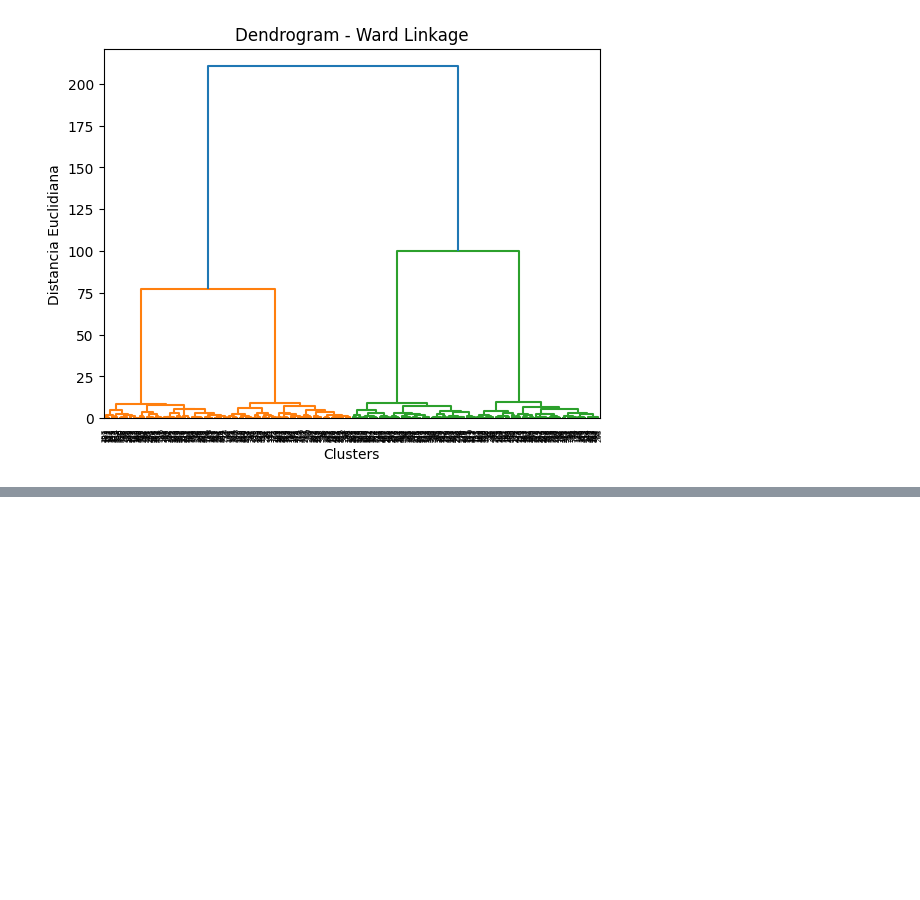
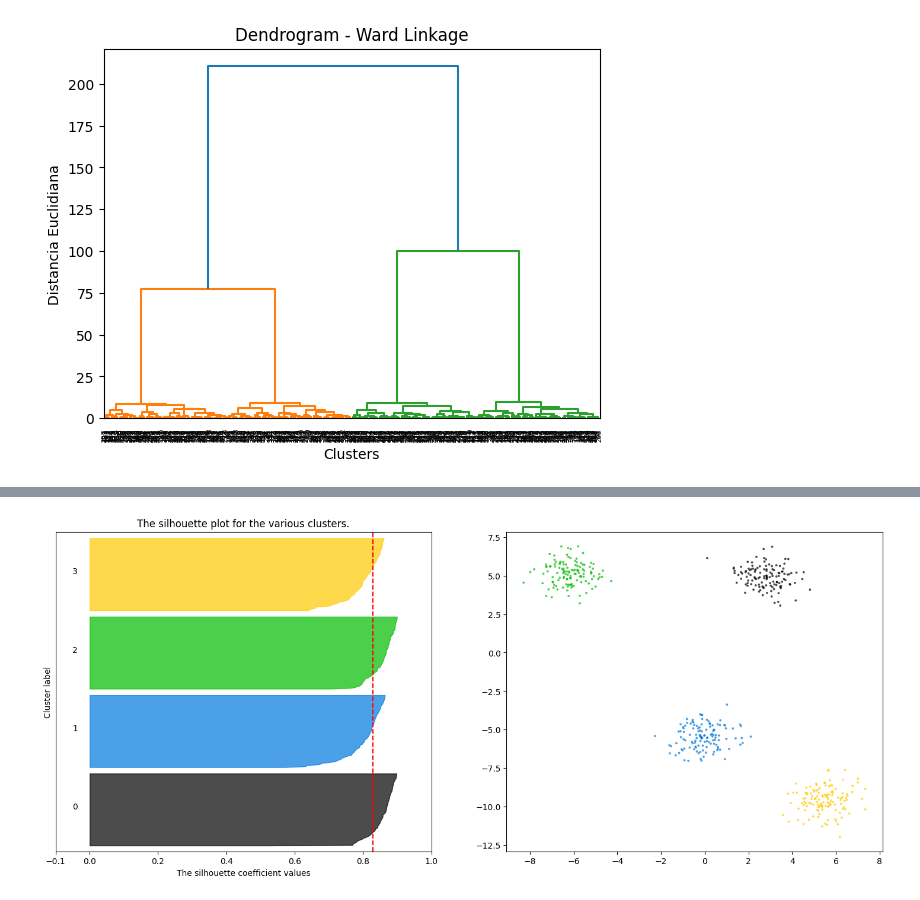
Before and after one commit to PabloJRW/clustering, a Jupyter notebook: hierachical_clustering.ipynb, the cells around one changed output, grey strips where cells are left out. Saved outputs shown, nothing was run; the diff lists cells and outputs as text; code cells hidden in the pictures; blank space fills up the shorter version.

```diff
--- a/hierachical_clustering.ipynb
+++ b/hierachical_clustering.ipynb
@@ -48,0 +68,92 @@ plt.show()
+# %%
+from sklearn.datasets import make_blobs
+from sklearn.cluster import KMeans
+from sklearn.metrics import silhouette_samples, silhouette_score
+
+import matplotlib.pyplot as plt
+import matplotlib.cm as cm
+import numpy as np
+
+# Generating the sample data from make_blobs
+# This particular setting has one distinct cluster and 3 clusters placed close
+# together.
+
+range_n_clusters = [4]
+
+for n_clusters in range_n_clusters:
+    # Create a subplot with 1 row and 2 columns
+    fig, (ax1, ax2) = plt.subplots(1, 2)
+    fig.set_size_inches(18, 7)
+
+    # The 1st subplot is the silhouette plot
+    # The silhouette coefficient can range from -1, 1 but in this example all
+    # lie within [-0.1, 1]
+    ax1.set_xlim([-0.1, 1])
+    # The (n_clusters+1)*10 is for inserting blank space between silhouette
+    # plots of individual clusters, to demarcate them clearly.
+    ax1.set_ylim([0, len(X) + (n_clusters + 1) * 10])
+
+    # Initialize the clusterer with n_clusters value and a random generator
+    # seed of 10 for reproducibility.
+    clusterer = AgglomerativeClustering(n_clusters=4, metric='euclidean', linkage='ward')
+    cluster_labels = clusterer.fit_predict(X)
+
+    # The silhouette_score gives the average value for all the samples.
+    # This gives a perspective into the density and separation of the formed
+    # clusters
+    silhouette_avg = silhouette_score(X, cluster_labels)
+    print(
+        "For n_clusters =",
+        n_clusters,
+        "The average silhouette_score is :",
+        silhouette_avg,
+    )
+
+    # Compute the silhouette scores for each sample
+    sample_silhouette_values = silhouette_samples(X, cluster_labels)
+
+    y_lower = 10
+    for i in range(n_clusters):
+        # Aggregate the silhouette scores for samples belonging to
+        # cluster i, and sort them
+        ith_cluster_silhouette_values = sample_silhouette_values[cluster_labels == i]
+
+        ith_cluster_silhouette_values.sort()
+
+        size_cluster_i = ith_cluster_silhouette_values.shape[0]
+        y_upper = y_lower + size_cluster_i
+
+        color = cm.nipy_spectral(float(i) / n_clusters)
+        ax1.fill_betweenx(
+            np.arange(y_lower, y_upper),
+            0,
+            ith_cluster_silhouette_values,
+            facecolor=color,
+            edgecolor=color,
+            alpha=0.7,
+        )
+
+        # Label the silhouette plots with their cluster numbers at the middle
+        ax1.text(-0.05, y_lower + 0.5 * size_cluster_i, str(i))
+
+        # Compute the new y_lower for next plot
+        y_lower = y_upper + 10  # 10 for the 0 samples
+
+    ax1.set_title("The silhouette plot for the various clusters.")
+    ax1.set_xlabel("The silhouette coefficient values")
+    ax1.set_ylabel("Cluster label")
+
+    # The vertical line for average silhouette score of all the values
+    ax1.axvline(x=silhouette_avg, color="red", linestyle="--")
+
+    ax1.set_yticks([])  # Clear the yaxis labels / ticks
+    ax1.set_xticks([-0.1, 0, 0.2, 0.4, 0.6, 0.8, 1])
+
+    # 2nd Plot showing the actual clusters formed
+    colors = cm.nipy_spectral(cluster_labels.astype(float) / n_clusters)
+    ax2.scatter(
+        X[:, 0], X[:, 1], marker=".", s=30, lw=0, alpha=0.7, c=colors, edgecolor="k"
+    )
+
+plt.show()
+# %% [output]
@@ -48,0 +161 @@ plt.show()
+[figure, added]
```
Also changed, not shown: parts of 7 cells of this notebook.
